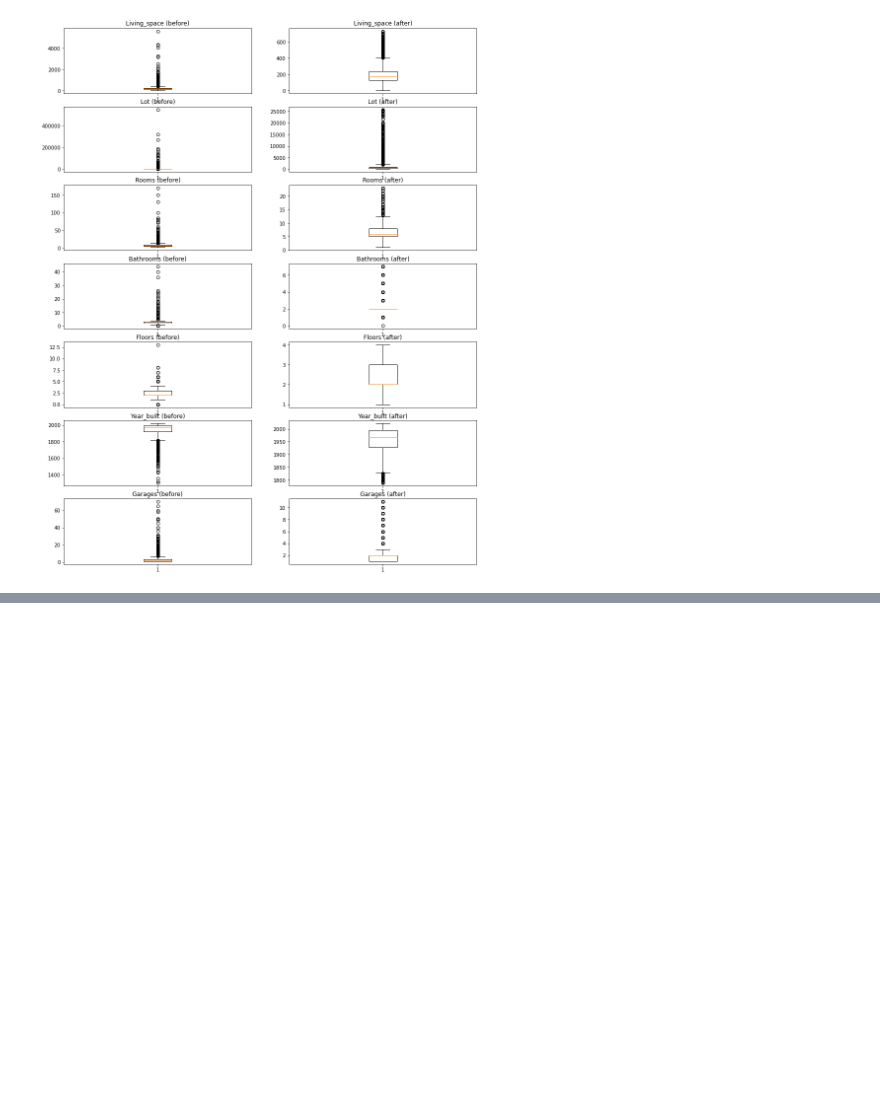
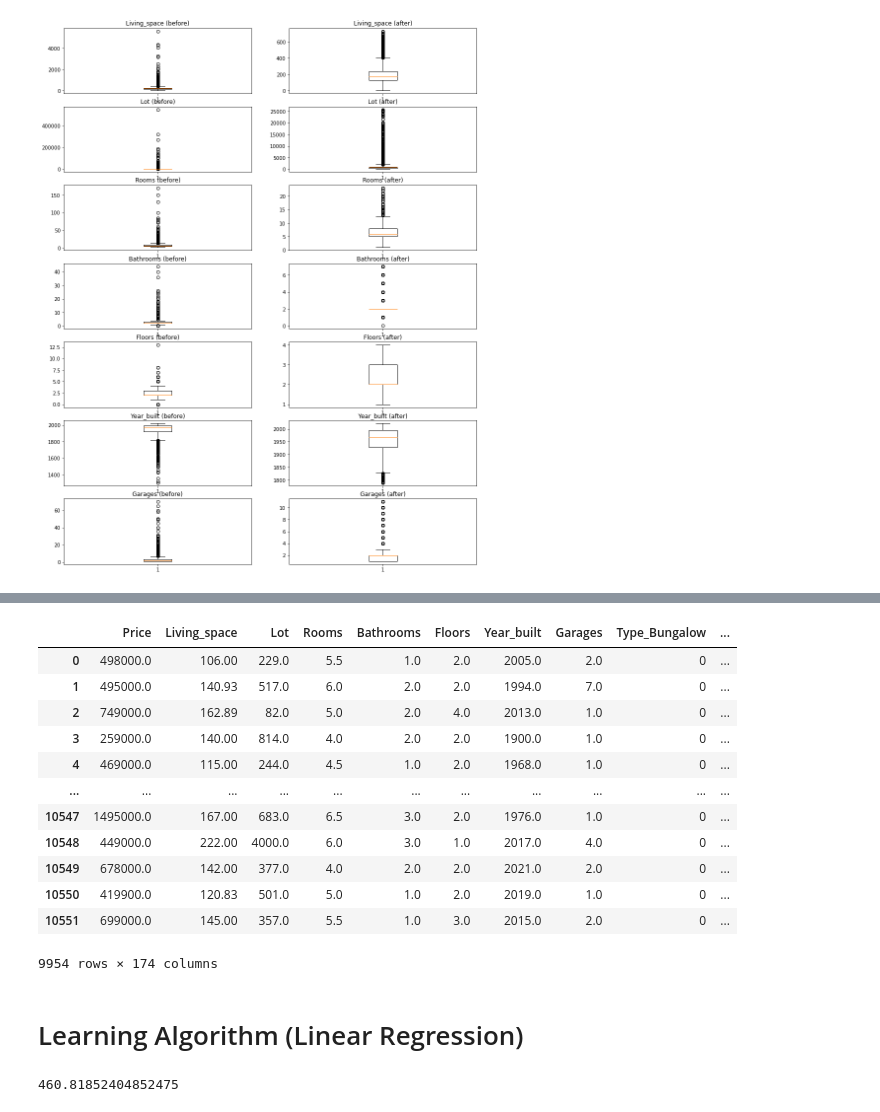
Before and after one commit to heuer-ja/CENG542-Knowledge-Discovery, a Jupyter notebook: germany_house_prices.ipynb, the cells around one changed output, grey strips where cells are left out. Drawn from its saved outputs; the diff is of its cells as text; code cells hidden in the pictures; blank space fills up the shorter version.

Commit message:
first attempt for linear regression

```diff
--- a/germany_house_prices.ipynb
+++ b/germany_house_prices.ipynb
@@ -214,7 +212,7 @@ print(len(df_source[df_source['is_outlier'] == True]))
 597
 # %%
 
-df_new = df_source[df_source['is_outlier'] == False]
+df_new = df_source[df_source['is_outlier_zscore'] == False]
 fig = plt.figure( figsize=(15, 20))
 id=1
 for i in range(0,len(cols_to_zscore)):
@@ -233,18 +231,3 @@ for i in range(0,len(cols_to_zscore)):
     id=id+1
 # %% [output]
 [figure]
-# %%
-df_source = df_source[df_source['is_outlier'] == False]
-
-# get all numerical columns
-cols_to_zscore = cols_to_zscore
-cols_zscore = []
-
-# create df with zscore-columns
-for col in cols_to_zscore:
-    col_zscore = col + '_zscore'
-    cols_zscore.append(col_zscore)
-
-    # zscore of x in column :    (x- col.mean)-col.std
-    # -> add an extra column for zscore
-    df_source[col_zscore] = (df_source[col] - df_source[col].mean())/df_source[col].std(ddof=0)
@@ -309,0 +234,4 @@ for i in range(0,len(cols_to_zscore)):
+# %%
+### drop zscore cols
+df_source = df_new.drop(columns= [col for col in df_new.columns if col.endswith('_zscore')])
+df_source.columns
@@ -309,0 +246,3 @@ for i in range(0,len(cols_to_zscore)):
+# %%
+cols_categorical = list(df_source.select_dtypes(include='object'))
+cols_categorical
@@ -309,0 +258,37 @@ for i in range(0,len(cols_to_zscore)):
+# %%
+def one_hot(df, cols):
+    """
+    @param df pandas DataFrame
+    @param cols a list of categorical columns to encode
+    @return a DataFrame with one-hot encoding
+    """
+    for col in cols:
+        # new df of one hot values
+        one_hot = pd.get_dummies(df[col], prefix=col, drop_first=False)
+        # Drop column B as it is now encoded
+        df = df.drop(col ,axis = 1)
+        # Join the encoded df
+        df = df.join(one_hot)
+
+    return df
+
+df_test = one_hot(df_source, cols_categorical)
+df_test.columns = df_test.columns.str.replace(' ','-')
+df_test = df_test.drop(columns='Unnamed:-0')
+df_test
+# %% [output]
+|  | Price | Living_space | Lot | Rooms | Bathrooms | Floors | Year_built | Garages | Type_Bungalow | ... |
+| 0 | 498000.0 | 106.00 | 229.0 | 5.5 | 1.0 | 2.0 | 2005.0 | 2.0 | 0 | ... |
+| 1 | 495000.0 | 140.93 | 517.0 | 6.0 | 2.0 | 2.0 | 1994.0 | 7.0 | 0 | ... |
+| 2 | 749000.0 | 162.89 | 82.0 | 5.0 | 2.0 | 4.0 | 2013.0 | 1.0 | 0 | ... |
+| 3 | 259000.0 | 140.00 | 814.0 | 4.0 | 2.0 | 2.0 | 1900.0 | 1.0 | 0 | ... |
+| 4 | 469000.0 | 115.00 | 244.0 | 4.5 | 1.0 | 2.0 | 1968.0 | 1.0 | 0 | ... |
+| ... | ... | ... | ... | ... | ... | ... | ... | ... | ... | ... |
+| 10547 | 1495000.0 | 167.00 | 683.0 | 6.5 | 3.0 | 2.0 | 1976.0 | 1.0 | 0 | ... |
+| 10548 | 449000.0 | 222.00 | 4000.0 | 6.0 | 3.0 | 1.0 | 2017.0 | 4.0 | 0 | ... |
+| 10549 | 678000.0 | 142.00 | 377.0 | 4.0 | 2.0 | 2.0 | 2021.0 | 2.0 | 0 | ... |
+| 10550 | 419900.0 | 120.83 | 501.0 | 5.0 | 1.0 | 2.0 | 2019.0 | 1.0 | 0 | ... |
+| 10551 | 699000.0 | 145.00 | 357.0 | 5.5 | 1.0 | 3.0 | 2015.0 | 2.0 | 0 | ... |
+9954 rows × 174 columns
+# %% [markdown]
+# Learning Algorithm (Linear Regression)
@@ -309,0 +299,19 @@ for i in range(0,len(cols_to_zscore)):
+# %%
+#define predictor and response variables
+X = df_test.drop('Price', axis=1)
+y = df_test['Price']
+
+#define cross-validation method to use
+cv = KFold(n_splits=10, random_state=1, shuffle=True)
+
+#build multiple linear regression model
+model = LinearRegression()
+
+#use k-fold CV to evaluate model
+scores = cross_val_score(model, X, y, scoring='neg_mean_absolute_error',
+                         cv=cv, n_jobs=-1)
+
+#view mean absolute error
+np.sqrt(np.mean(np.absolute(scores)))
+# %% [output]
+460.81852404852475
```
Also changed, not shown: parts of 12 cells of this notebook.
